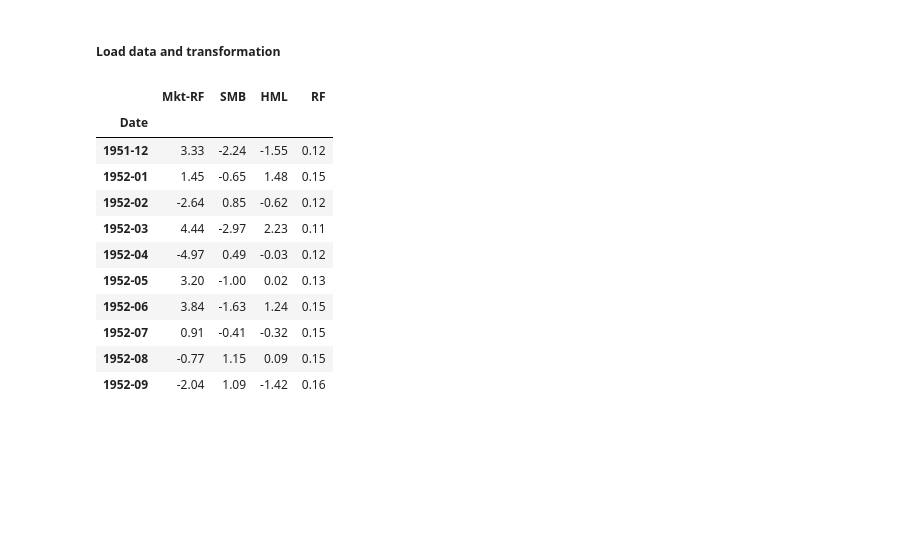
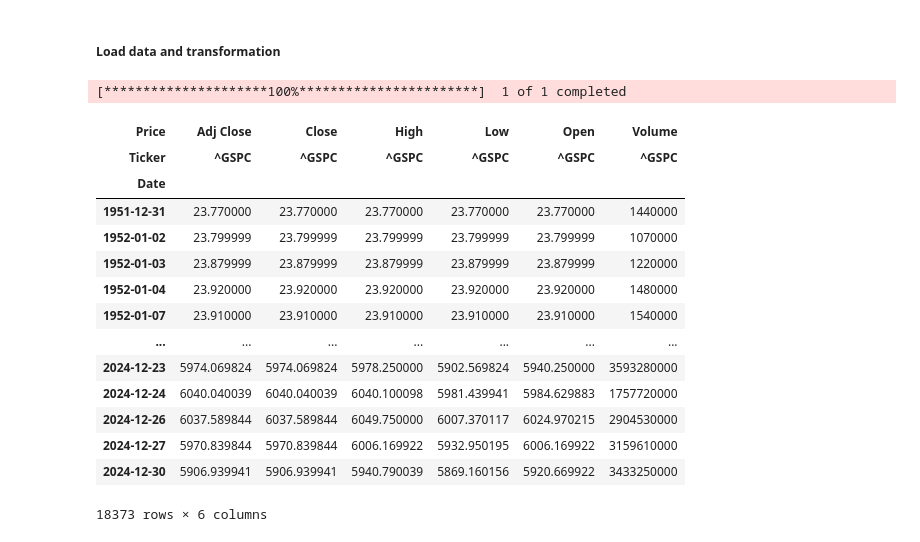
Before and after one commit to VitalityMigo/quant627_finec, a Jupyter notebook: notebook.ipynb, the cells around one changed output. Drawn from its saved outputs; the diff is of its cells as text; code cells hidden in the pictures; blank space fills up the shorter version.

```diff
--- a/notebook.ipynb
+++ b/notebook.ipynb
@@ -1542,19 +1546,27 @@ import pandas_datareader.data as pdr
 # %% [markdown]
 ##### Load data and transformation
 # %%
+# Import SP500 data from yahoo finance
+SP500 = yf.download("^GSPC", start="1951-12-31", end="2024-12-31", auto_adjust=False)
+
+# Import fama french factors from Prof. Ken French library
 FF = pdr.DataReader('F-F_Research_Data_Factors', 'famafrench', start='1951-12-31', end="2024-12-31")[0]
 
-FF.head(10)
+SP500
 # %% [output]
+[*********************100%***********************]  1 of 1 completed
-|  | Mkt-RF | SMB | HML | RF |
-| Date |  |  |  |  |
-| 1951-12 | 3.33 | -2.24 | -1.55 | 0.12 |
-| 1952-01 | 1.45 | -0.65 | 1.48 | 0.15 |
-| 1952-02 | -2.64 | 0.85 | -0.62 | 0.12 |
-| 1952-03 | 4.44 | -2.97 | 2.23 | 0.11 |
-| 1952-04 | -4.97 | 0.49 | -0.03 | 0.12 |
-| 1952-05 | 3.20 | -1.00 | 0.02 | 0.13 |
-| 1952-06 | 3.84 | -1.63 | 1.24 | 0.15 |
-| 1952-07 | 0.91 | -0.41 | -0.32 | 0.15 |
-| 1952-08 | -0.77 | 1.15 | 0.09 | 0.15 |
-| 1952-09 | -2.04 | 1.09 | -1.42 | 0.16 |
+| Price | Adj Close | Close | High | Low | Open | Volume |
+| Ticker | ^GSPC | ^GSPC | ^GSPC | ^GSPC | ^GSPC | ^GSPC |
+| Date |  |  |  |  |  |  |
+| 1951-12-31 | 23.770000 | 23.770000 | 23.770000 | 23.770000 | 23.770000 | 1440000 |
+| 1952-01-02 | 23.799999 | 23.799999 | 23.799999 | 23.799999 | 23.799999 | 1070000 |
+| 1952-01-03 | 23.879999 | 23.879999 | 23.879999 | 23.879999 | 23.879999 | 1220000 |
+| 1952-01-04 | 23.920000 | 23.920000 | 23.920000 | 23.920000 | 23.920000 | 1480000 |
+| 1952-01-07 | 23.910000 | 23.910000 | 23.910000 | 23.910000 | 23.910000 | 1540000 |
+| ... | ... | ... | ... | ... | ... | ... |
+| 2024-12-23 | 5974.069824 | 5974.069824 | 5978.250000 | 5902.569824 | 5940.250000 | 3593280000 |
+| 2024-12-24 | 6040.040039 | 6040.040039 | 6040.100098 | 5981.439941 | 5984.629883 | 1757720000 |
+| 2024-12-26 | 6037.589844 | 6037.589844 | 6049.750000 | 6007.370117 | 6024.970215 | 2904530000 |
+| 2024-12-27 | 5970.839844 | 5970.839844 | 6006.169922 | 5932.950195 | 6006.169922 | 3159610000 |
+| 2024-12-30 | 5906.939941 | 5906.939941 | 5940.790039 | 5869.160156 | 5920.669922 | 3433250000 |
+18373 rows × 6 columns
```
Also changed, not shown: parts of 58 cells of this notebook.
